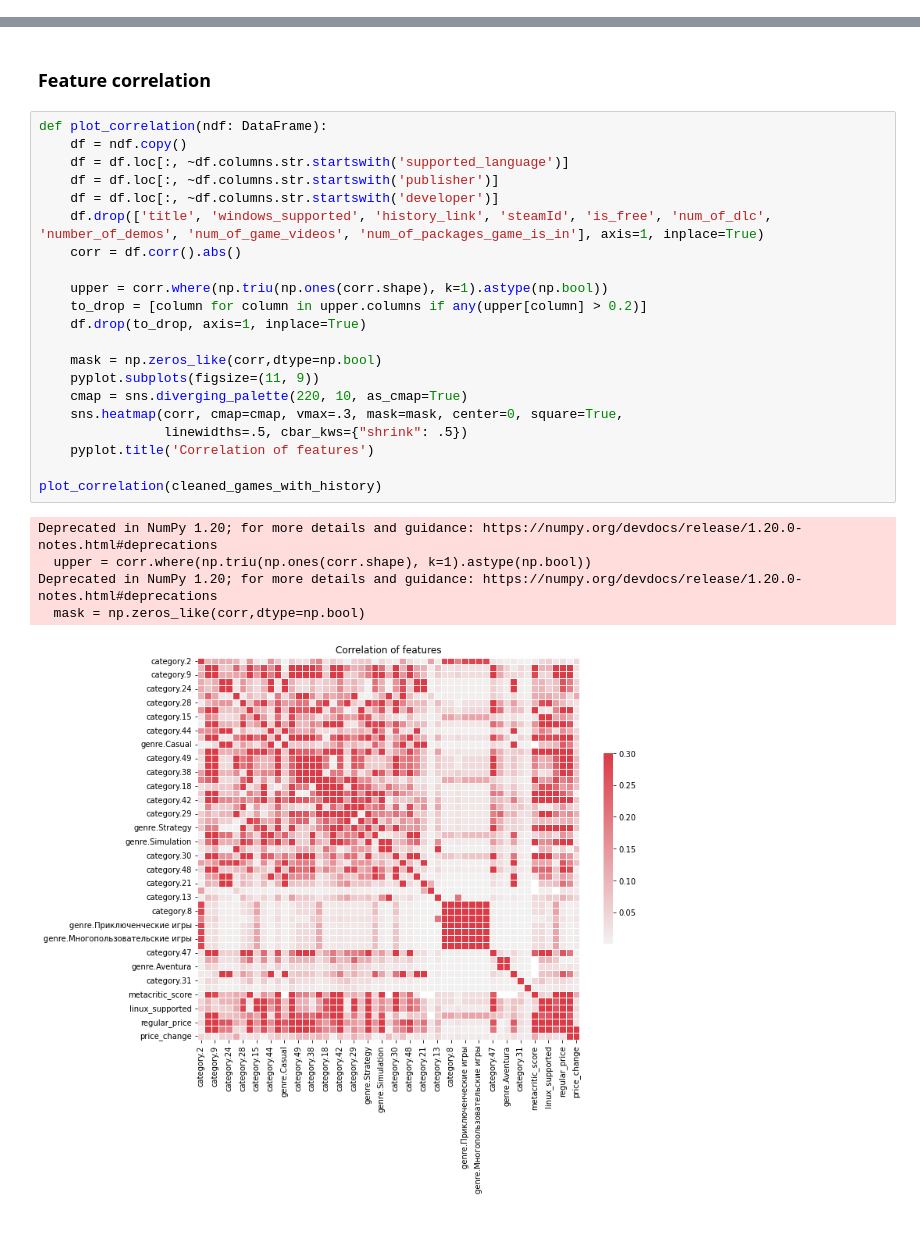
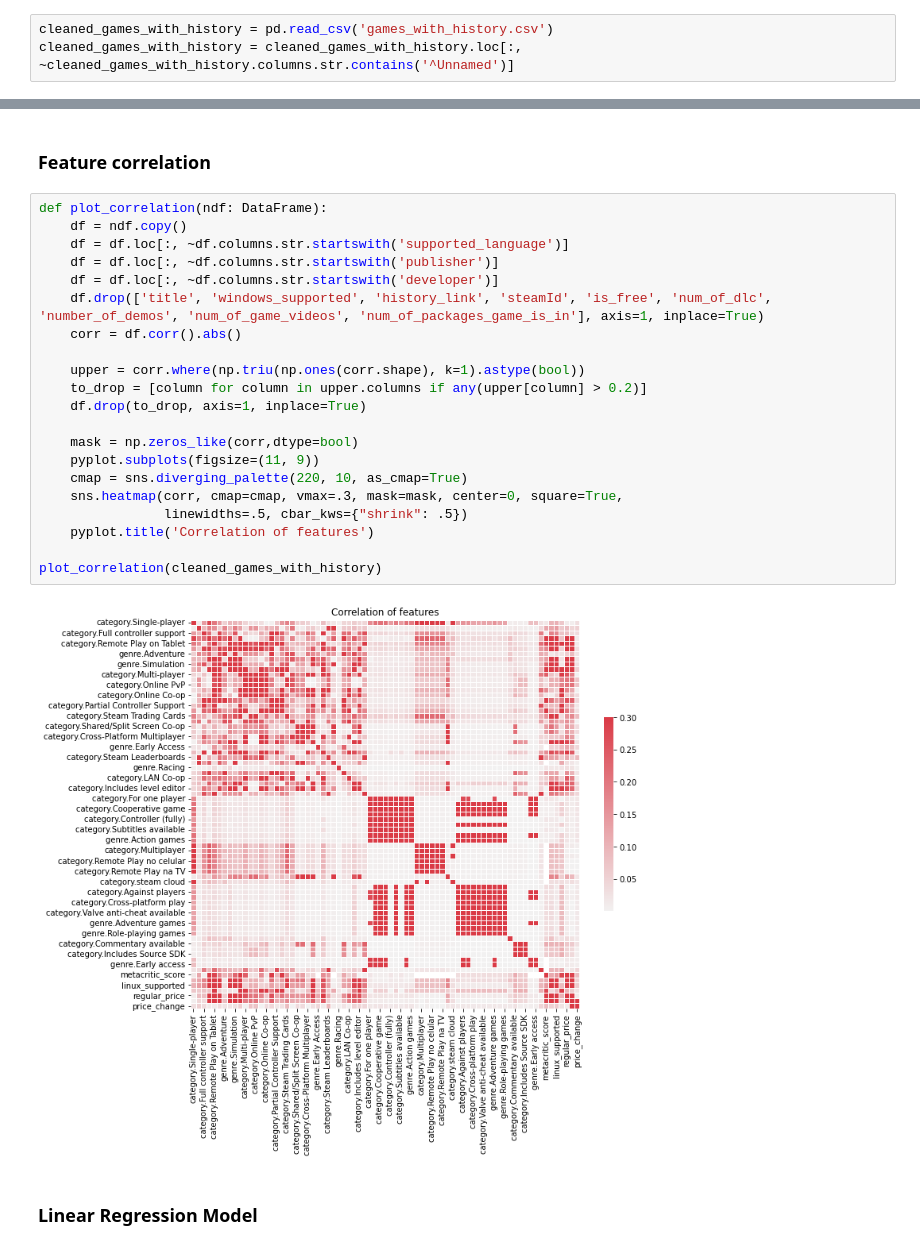
Before and after one commit to elad12390/DataScienceFinalProject, a Jupyter notebook: project.ipynb, the cells around one changed output, grey strips where cells are left out. Cells and saved outputs as stored; diff of their text form.

```diff
--- a/project.ipynb
+++ b/project.ipynb
@@ -497,6 +502,9 @@ def clean_game_history_details(ndf: DataFrame) -> DataFrame:
 cleaned_games_with_history = clean_game_history_details(games_with_history)
 # %%
 cleaned_games_with_history.to_csv('games_with_history.csv')
+# %%
+cleaned_games_with_history = pd.read_csv('games_with_history.csv')
+cleaned_games_with_history = cleaned_games_with_history.loc[:, ~cleaned_games_with_history.columns.str.contains('^Unnamed')]
 # %% [markdown]
 <h2>Exploratory Data Analysis</h2>
 # %%
@@ -709,27 +717,25 @@ for (steam_id, game_title, _) in games:
 # %%
 def plot_correlation(ndf: DataFrame):
     df = ndf.copy()
     df = df.loc[:, ~df.columns.str.startswith('supported_language')]
     df = df.loc[:, ~df.columns.str.startswith('publisher')]
     df = df.loc[:, ~df.columns.str.startswith('developer')]
     df.drop(['title', 'windows_supported', 'history_link', 'steamId', 'is_free', 'num_of_dlc', 'number_of_demos', 'num_of_game_videos', 'num_of_packages_game_is_in'], axis=1, inplace=True)
     corr = df.corr().abs()
 
-    upper = corr.where(np.triu(np.ones(corr.shape), k=1).astype(np.bool))
+    upper = corr.where(np.triu(np.ones(corr.shape), k=1).astype(bool))
     to_drop = [column for column in upper.columns if any(upper[column] > 0.2)]
     df.drop(to_drop, axis=1, inplace=True)
 
-    mask = np.zeros_like(corr,dtype=np.bool)
+    mask = np.zeros_like(corr,dtype=bool)
     pyplot.subplots(figsize=(11, 9))
     cmap = sns.diverging_palette(220, 10, as_cmap=True)
     sns.heatmap(corr, cmap=cmap, vmax=.3, mask=mask, center=0, square=True,
                 linewidths=.5, cbar_kws={"shrink": .5})
     pyplot.title('Correlation of features')
 
 plot_correlation(cleaned_games_with_history)
 # %% [output]
-Deprecated in NumPy 1.20; for more details and guidance: https://numpy.org/devdocs/release/1.20.0-notes.html#deprecations
-  upper = corr.where(np.triu(np.ones(corr.shape), k=1).astype(np.bool))
-Deprecated in NumPy 1.20; for more details and guidance: https://numpy.org/devdocs/release/1.20.0-notes.html#deprecations
-  mask = np.zeros_like(corr,dtype=np.bool)
-[figure, old version]
+[figure, new version]
+# %% [markdown]
+<h3>Linear Regression Model</h3>
```
Also changed, not shown: parts of 18 cells of this notebook, 5 other files.
